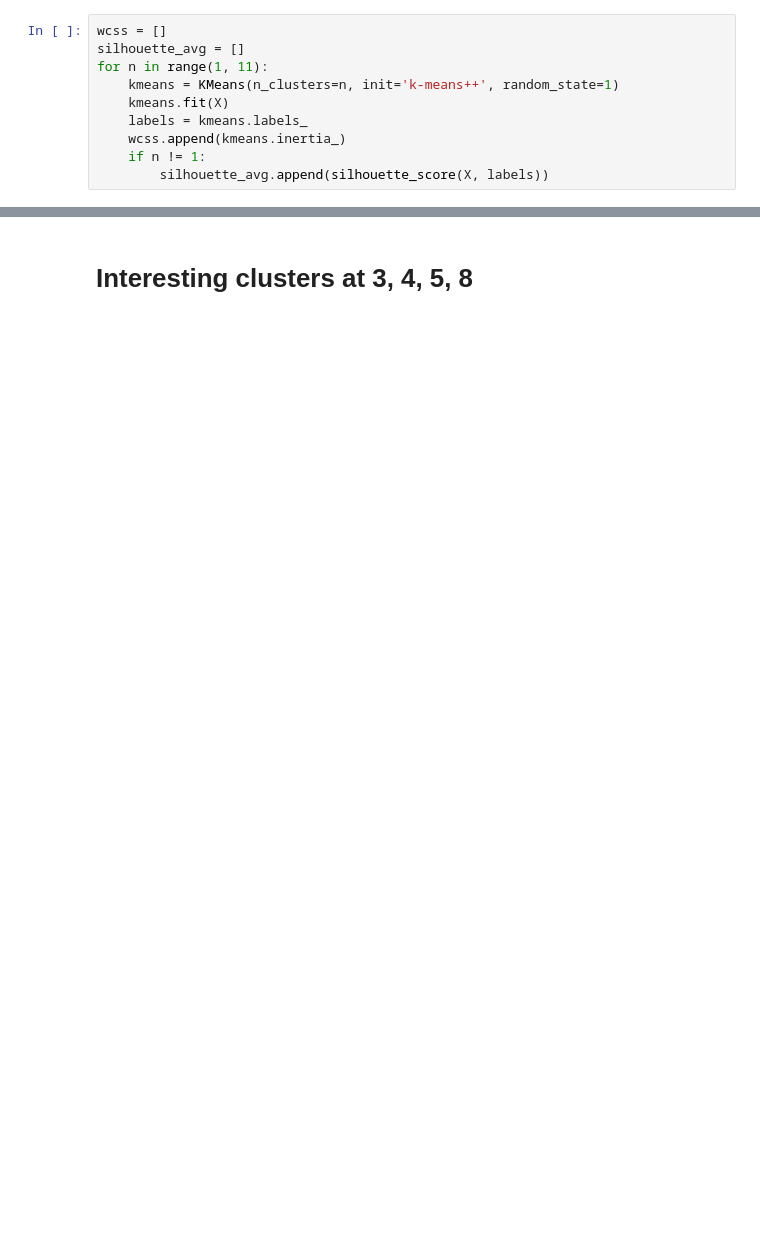
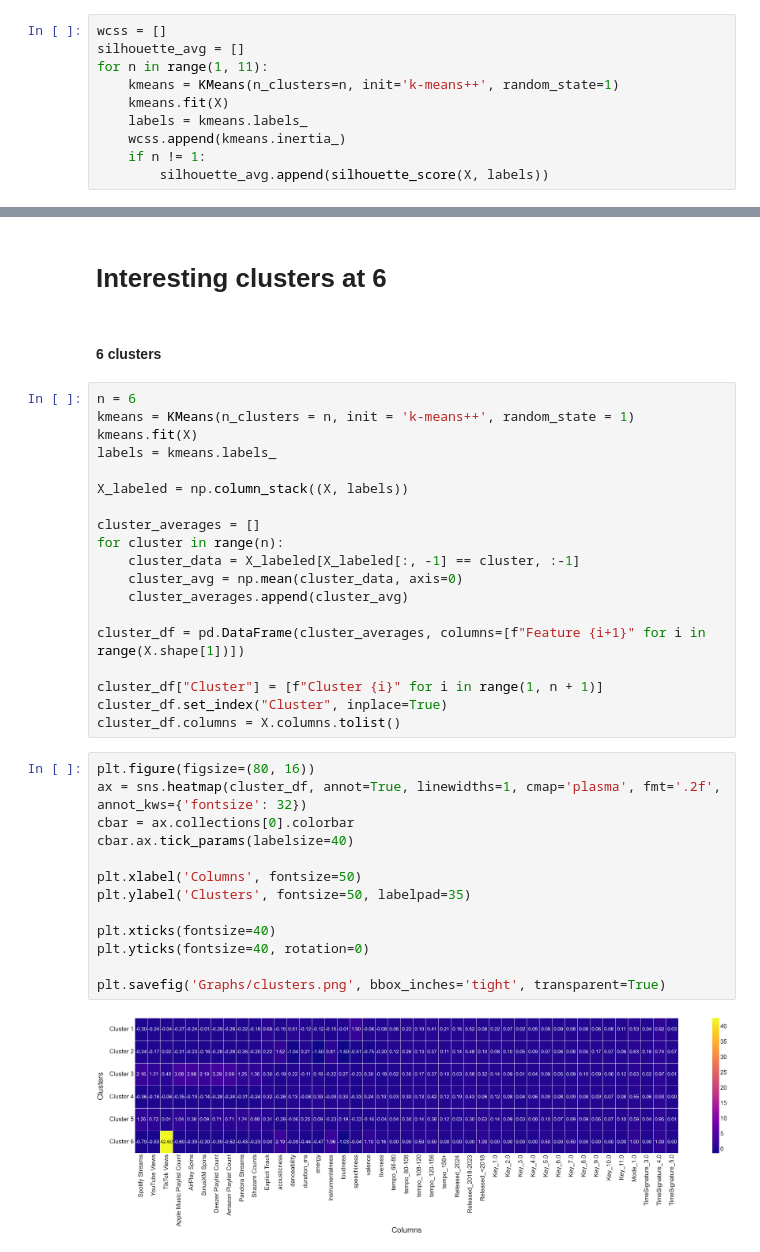
Before and after one commit to bz421/SpotifyProject, a Jupyter notebook: TrackFeaturesAnalysis.ipynb, the cells around one changed output, grey strips where cells are left out. Drawn from its saved outputs; the diff is of its cells as text; blank space fills up the shorter version.

Commit message:
kmeans clustering finished + modifications

```diff
--- a/TrackFeaturesAnalysis.ipynb
+++ b/TrackFeaturesAnalysis.ipynb
@@ -238,2 +255,38 @@ plt.grid(True)
 # %% [markdown]
-# Interesting clusters at 3, 4, 5, 8
+# Interesting clusters at 6
+# %% [markdown]
+#### 6 clusters
+# %%
+n = 6
+kmeans = KMeans(n_clusters = n, init = 'k-means++', random_state = 1)
+kmeans.fit(X)
+labels = kmeans.labels_
+
+X_labeled = np.column_stack((X, labels))
+
+cluster_averages = []
+for cluster in range(n):
+    cluster_data = X_labeled[X_labeled[:, -1] == cluster, :-1]
+    cluster_avg = np.mean(cluster_data, axis=0)
+    cluster_averages.append(cluster_avg)
+
+cluster_df = pd.DataFrame(cluster_averages, columns=[f"Feature {i+1}" for i in range(X.shape[1])])
+
+cluster_df["Cluster"] = [f"Cluster {i}" for i in range(1, n + 1)]
+cluster_df.set_index("Cluster", inplace=True)
+cluster_df.columns = X.columns.tolist()
+# %%
+plt.figure(figsize=(80, 16))
+ax = sns.heatmap(cluster_df, annot=True, linewidths=1, cmap='plasma', fmt='.2f', annot_kws={'fontsize': 32})
+cbar = ax.collections[0].colorbar
+cbar.ax.tick_params(labelsize=40)
+
+plt.xlabel('Columns', fontsize=50)
+plt.ylabel('Clusters', fontsize=50, labelpad=35)
+
+plt.xticks(fontsize=40)
+plt.yticks(fontsize=40, rotation=0)
+
+plt.savefig('Graphs/clusters.png', bbox_inches='tight', transparent=True)
+# %% [output]
+[figure, added]
```
Also changed, not shown: parts of 12 cells of this notebook.
